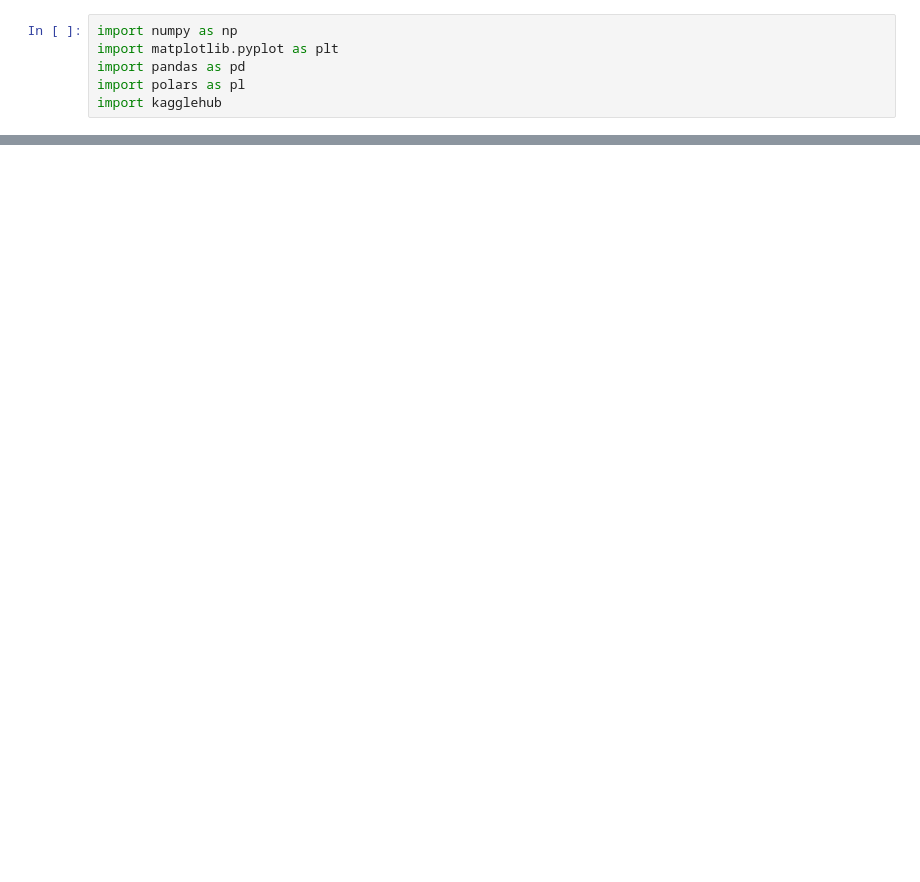
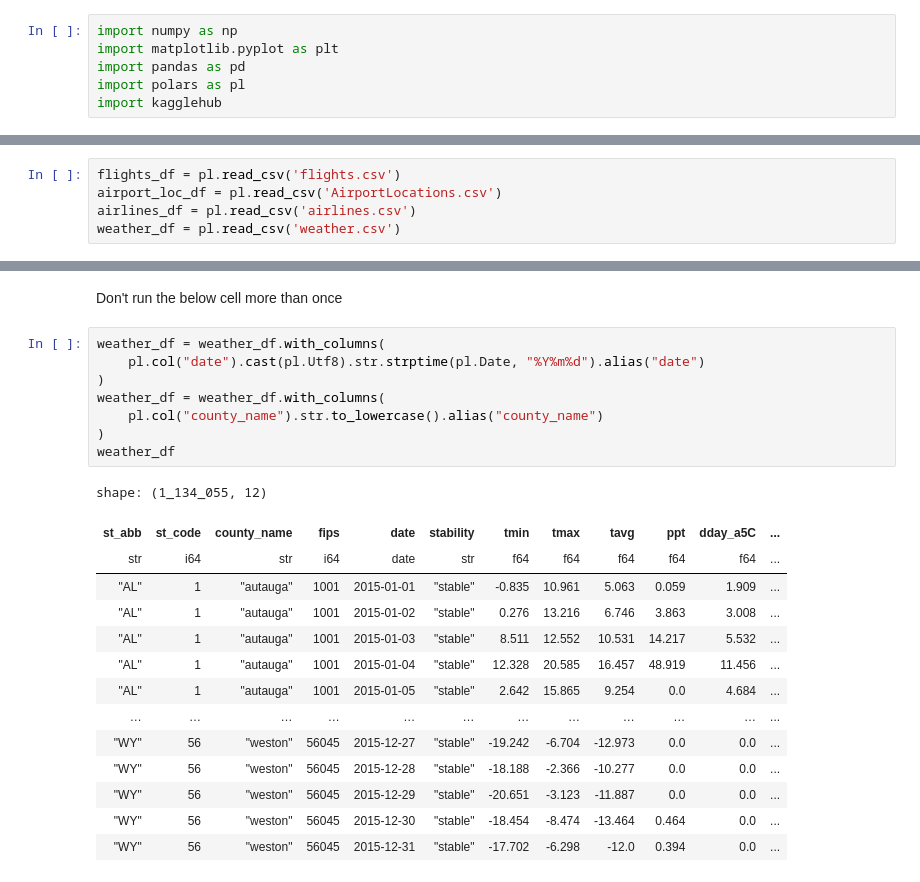
Before and after one commit to Neyhar/CIS-545-Final-Project, a Jupyter notebook: FinalProject.ipynb, the cells around one changed output, grey strips where cells are left out. Saved outputs shown, nothing was run; the diff lists cells and outputs as text; blank space fills up the shorter version.

```diff
--- a/FinalProject.ipynb
+++ b/FinalProject.ipynb
@@ -25,0 +11,5 @@ shape: (5_819_079, 31)
+# %%
+flights_df = pl.read_csv('flights.csv')
+airport_loc_df = pl.read_csv('AirportLocations.csv')
+airlines_df = pl.read_csv('airlines.csv')
+weather_df = pl.read_csv('weather.csv')
@@ -25,0 +54,25 @@ shape: (5_819_079, 31)
+# %% [markdown]
+Don't run the below cell more than once
+# %%
+weather_df = weather_df.with_columns(
+    pl.col("date").cast(pl.Utf8).str.strptime(pl.Date, "%Y%m%d").alias("date")
+)
+weather_df = weather_df.with_columns(
+    pl.col("county_name").str.to_lowercase().alias("county_name")
+)
+weather_df
+# %% [output]
+shape: (1_134_055, 12)
+| st_abb | st_code | county_name | fips | date | stability | tmin | tmax | tavg | ppt | dday_a5C | ... |
+| str | i64 | str | i64 | date | str | f64 | f64 | f64 | f64 | f64 | ... |
+| "AL" | 1 | "autauga" | 1001 | 2015-01-01 | "stable" | -0.835 | 10.961 | 5.063 | 0.059 | 1.909 | ... |
+| "AL" | 1 | "autauga" | 1001 | 2015-01-02 | "stable" | 0.276 | 13.216 | 6.746 | 3.863 | 3.008 | ... |
+| "AL" | 1 | "autauga" | 1001 | 2015-01-03 | "stable" | 8.511 | 12.552 | 10.531 | 14.217 | 5.532 | ... |
+| "AL" | 1 | "autauga" | 1001 | 2015-01-04 | "stable" | 12.328 | 20.585 | 16.457 | 48.919 | 11.456 | ... |
+| "AL" | 1 | "autauga" | 1001 | 2015-01-05 | "stable" | 2.642 | 15.865 | 9.254 | 0.0 | 4.684 | ... |
+| … | … | … | … | … | … | … | … | … | … | … | ... |
+| "WY" | 56 | "weston" | 56045 | 2015-12-27 | "stable" | -19.242 | -6.704 | -12.973 | 0.0 | 0.0 | ... |
+| "WY" | 56 | "weston" | 56045 | 2015-12-28 | "stable" | -18.188 | -2.366 | -10.277 | 0.0 | 0.0 | ... |
+| "WY" | 56 | "weston" | 56045 | 2015-12-29 | "stable" | -20.651 | -3.123 | -11.887 | 0.0 | 0.0 | ... |
+| "WY" | 56 | "weston" | 56045 | 2015-12-30 | "stable" | -18.454 | -8.474 | -13.464 | 0.464 | 0.0 | ... |
+| "WY" | 56 | "weston" | 56045 | 2015-12-31 | "stable" | -17.702 | -6.298 | -12.0 | 0.394 | 0.0 | ... |
```
Also changed, not shown: parts of 9 cells of this notebook.
